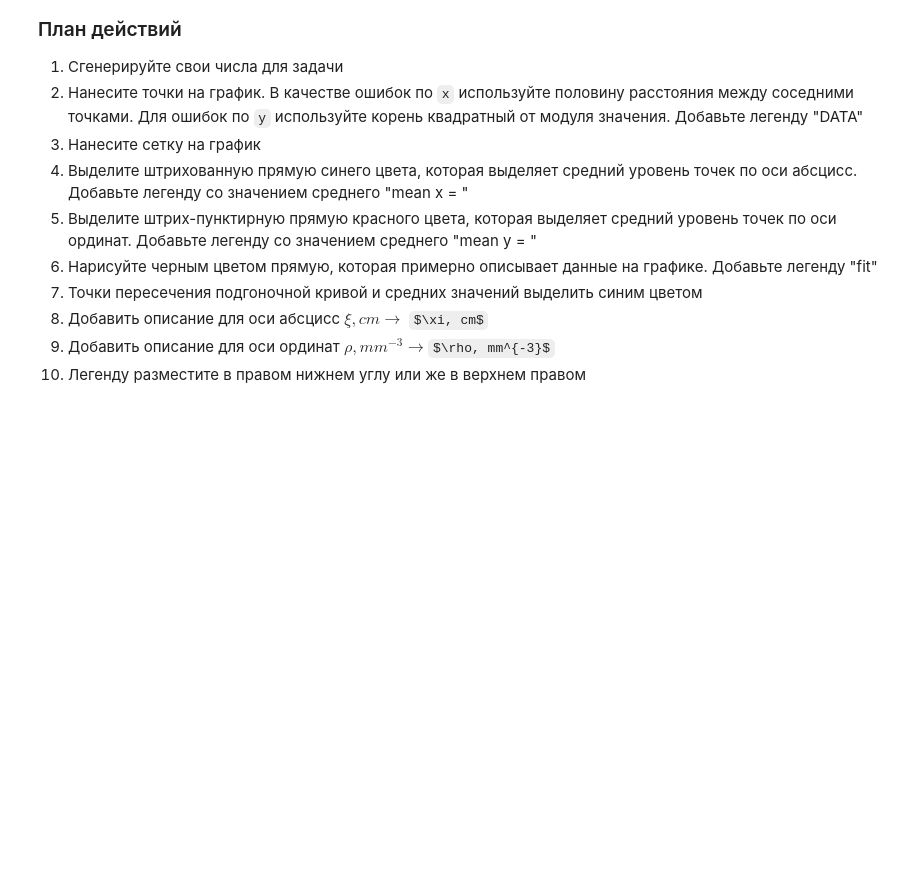
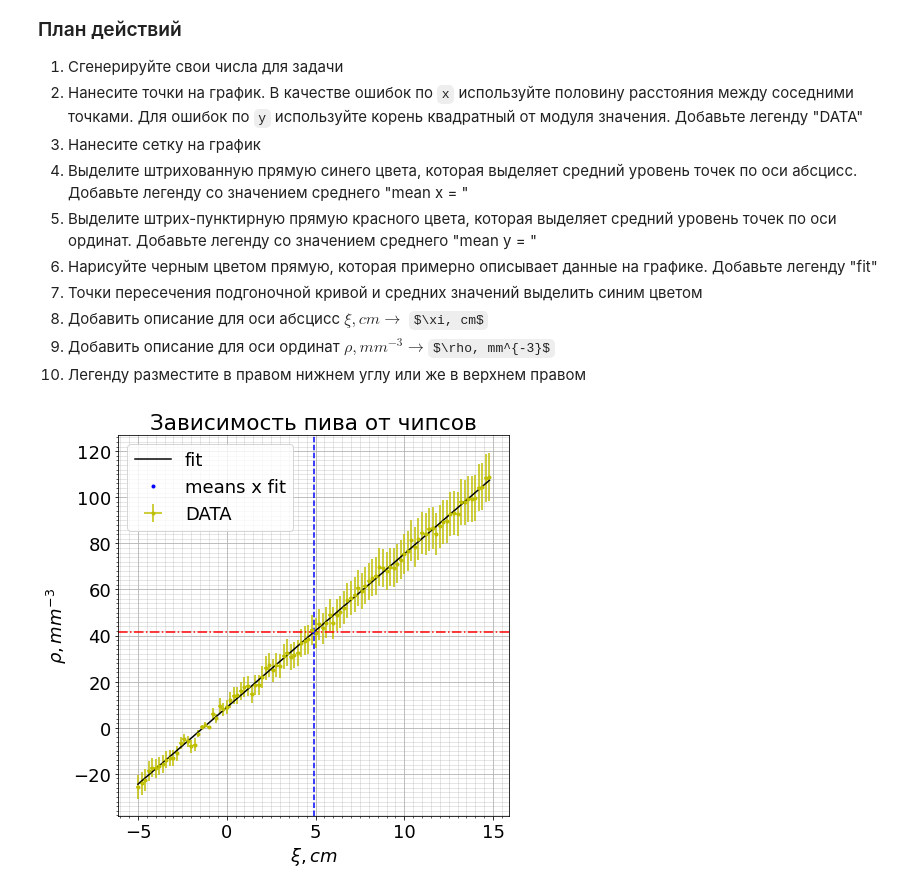
Before and after one commit to ratyaa/lprs1, a Jupyter notebook: classwork04/lpr2022_lab4.ipynb, the cells around one changed output. Saved outputs shown, nothing was run; the diff lists cells and outputs as text; code cells hidden in the pictures; blank space fills up the shorter version.

Commit message:
data analysis exercises

```diff
--- a/classwork04/lpr2022_lab4.ipynb
+++ b/classwork04/lpr2022_lab4.ipynb
@@ -522,3 +522,51 @@ def fake_data_generator(seed, vmin=0, vmax=10, size=100):
     linear_data = linear(fake_x)
     fake_y = linear_data + noise
     return fake_x, fake_y
+# %%
+import matplotlib as mpl
+import math
+import numpy as np
+
+# Если я все правильно понял, порядковый номер это номер в табличке (и я там 15й)
+data = fake_data_generator(get_numbers(15))
+x = data[0]
+y = data[1]
+
+sigma_y = np.array(list(map(lambda n: math.sqrt(abs(n)), y)))
+sigma_x = np.array([abs(x[i] - x[i+1]) / 2 for i in range(len(x) - 1)])
+sigma_x = np.append(sigma_x, sigma_x[len(sigma_x) - 1])
+
+mean_x = np.mean(x)
+mean_y = np.mean(y)
+
+# fit -----
+coef_mat = np.vstack([x, np.ones(len(x))]).T
+k, b = np.linalg.lstsq(coef_mat, y, rcond=None)[0]
+fit = k*x + b
+
+intersection = {"x": [mean_x, (mean_y - b) / k],
+                "y": [k * mean_x + b, mean_y]}
+
+mpl.rcParams['font.size'] = 18
+plt.figure(figsize=(7,7))
+plt.ylabel(r"$\rho, mm^{-3}$")
+plt.xlabel(r"$\xi, cm$")
+plt.grid(visible=True, which='major', axis='both', alpha=1)
+plt.grid(visible=True, which='minor', axis='both', alpha=0.4)
+plt.minorticks_on()
+
+plot = plt.subplot()
+
+plt.yscale('linear')
+plot.xaxis.set_minor_locator(mpl.ticker.AutoMinorLocator(10))
+plot.yaxis.set_minor_locator(mpl.ticker.AutoMinorLocator(10))
+
+plot.errorbar(x, y, xerr=sigma_x, yerr=sigma_y, fmt="y.", label="DATA")
+plot.axvline(mean_x, color="blue", linestyle="dashed")
+plot.axhline(mean_y, color="red", linestyle="dashdot")
+plot.plot(x, fit, color="black", label="fit")
+plot.plot(intersection["x"], intersection["y"], "b.", label="means x fit")
+plt.legend(loc="lower right")
+plt.show()
+# %% [output]
+[figure, added]
```
